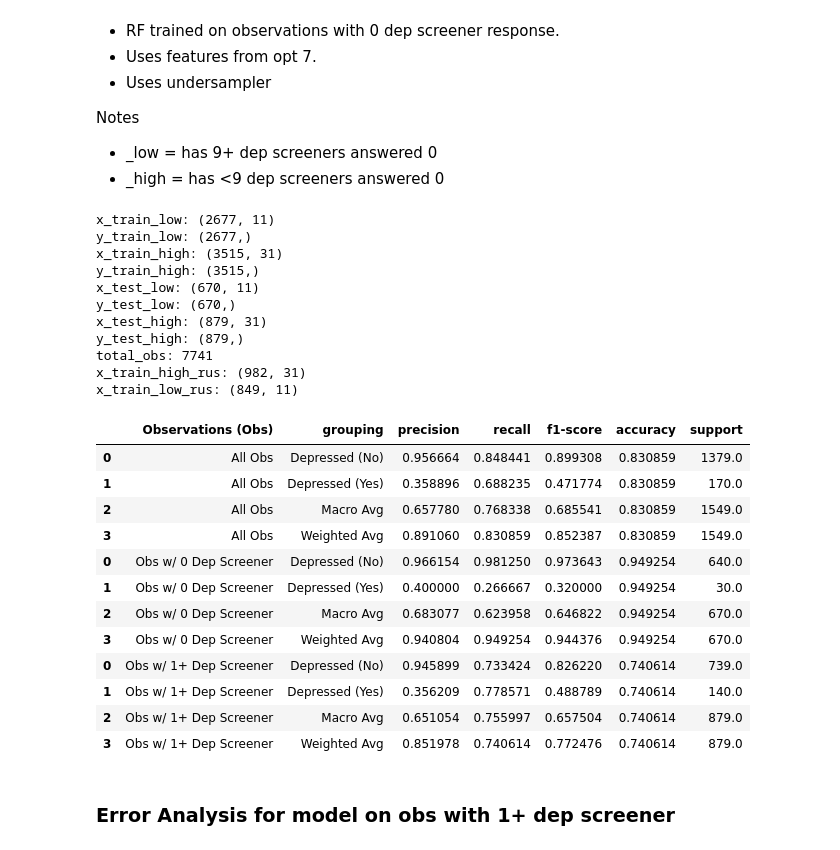
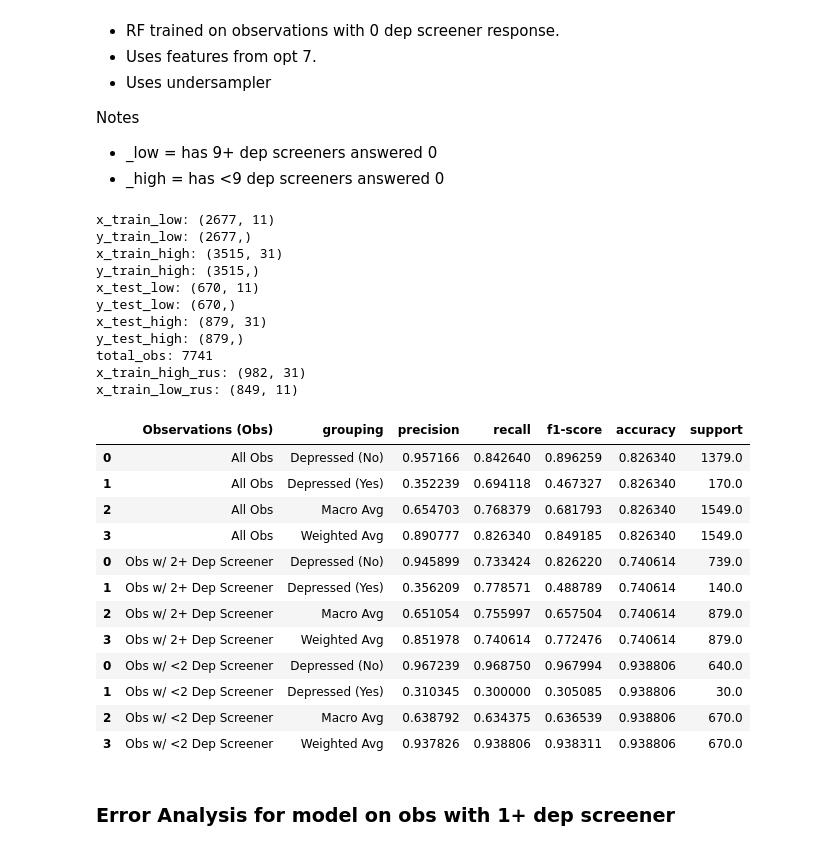
Before and after one commit to orenscarmeli/capstone210-ppd-carmeli_chari_hand_lee, a Jupyter notebook: modeling/survey_model_best.ipynb, the cells around one changed output. Cells and saved outputs as stored; diff of their text form; code cells hidden in the pictures.

```diff
--- a/modeling/survey_model_best.ipynb
+++ b/modeling/survey_model_best.ipynb
@@ -964,7 +962,6 @@ model_features_low_opt5 = [
     'is_usa_born',
     'times_with_8plus_alc',
     'time_since_last_healthcare',
-    'duration_last_healthcare_visit',
     'work_schedule',
     'age_in_years'
 ]
@@ -1024,14 +1021,14 @@ ensemble_performance_all = get_performance_df(
 ensemble_performance_high = get_performance_df(
     label_actual = y_test_high,
     label_pred = y_pred_high,
-    model_name = 'Obs w/ 1+ Dep Screener'
+    model_name = 'Obs w/ 2+ Dep Screener'
 )
 
 # Performance Model 2
 ensemble_performance_low = get_performance_df(
     label_actual = y_test_low,
     label_pred = y_pred_low,
-    model_name = 'Obs w/ 0 Dep Screener'
+    model_name = 'Obs w/ <2 Dep Screener'
 )
 
 ## #####################################################
@@ -1770,7 +1766,7 @@ Notes
 # %%
 x_train_low, x_test_low, y_train_low, y_test_low, x_train_high, x_test_high, y_train_high, y_test_high = get_model_data_ensemble_v2(
     original_df = cdc_survey_pmom,
-    columns_to_use_low = model_features_low_opt7,
+    columns_to_use_low = model_features_low_opt5,
     columns_to_use_high = model_features_opt2
 )
 
@@ -1812,9 +1808,9 @@ rus = RandomUnderSampler(
 x_train_low_rus, y_train_low_rus = rus.fit_resample(x_train_low,y_train_low)
 print(f"x_train_low_rus: {x_train_low_rus.shape}")
 
-rf = RandomForestClassifier(random_state=42)
-rf.fit(x_train_low_rus, y_train_low_rus)
-y_pred_low = rf.predict(x_test_low)
+gb = GradientBoostingClassifier(random_state=42)
+gb.fit(x_train_low_rus, y_train_low_rus)
+y_pred_low = gb.predict(x_test_low)
 
 ## #####################################################
 ## Predict:
@@ -1833,52 +1829,52 @@ ensemble_performance_all = get_performance_df(
 ensemble_performance_high = get_performance_df(
     label_actual = y_test_high,
     label_pred = y_pred_high,
-    model_name = 'Obs w/ 1+ Dep Screener'
+    model_name = 'Obs w/ 2+ Dep Screener'
 )
 
 # Performance Model 2
 ensemble_performance_low = get_performance_df(
     label_actual = y_test_low,
     label_pred = y_pred_low,
-    model_name = 'Obs w/ 0 Dep Screener'
+    model_name = 'Obs w/ <2 Dep Screener'
 )
 
 ## #####################################################
 ## Performance
 ensemble_performance_opt9 = pd.concat([
     ensemble_performance_all,
     ensemble_performance_high,
     ensemble_performance_low
 ])
 
 cols = ['model','grouping','precision','recall','f1-score','accuracy','support']
 ensemble_performance_opt9[cols].sort_values(by=['model','grouping']) \
     .rename(columns = {'model':'Observations (Obs)'})
 # %% [output]
 x_train_low: (2677, 11)
 y_train_low: (2677,)
 x_train_high: (3515, 31)
 y_train_high: (3515,)
 x_test_low: (670, 11)
 y_test_low: (670,)
 x_test_high: (879, 31)
 y_test_high: (879,)
 total_obs: 7741
 x_train_high_rus: (982, 31)
 x_train_low_rus: (849, 11)
 |  | Observations (Obs) | grouping | precision | recall | f1-score | accuracy | support |
-| 0 | All Obs | Depressed (No) | 0.956664 | 0.848441 | 0.899308 | 0.830859 | 1379.0 |
-| 1 | All Obs | Depressed (Yes) | 0.358896 | 0.688235 | 0.471774 | 0.830859 | 170.0 |
-| 2 | All Obs | Macro Avg | 0.657780 | 0.768338 | 0.685541 | 0.830859 | 1549.0 |
-| 3 | All Obs | Weighted Avg | 0.891060 | 0.830859 | 0.852387 | 0.830859 | 1549.0 |
-| 0 | Obs w/ 0 Dep Screener | Depressed (No) | 0.966154 | 0.981250 | 0.973643 | 0.949254 | 640.0 |
-| 1 | Obs w/ 0 Dep Screener | Depressed (Yes) | 0.400000 | 0.266667 | 0.320000 | 0.949254 | 30.0 |
-| 2 | Obs w/ 0 Dep Screener | Macro Avg | 0.683077 | 0.623958 | 0.646822 | 0.949254 | 670.0 |
-| 3 | Obs w/ 0 Dep Screener | Weighted Avg | 0.940804 | 0.949254 | 0.944376 | 0.949254 | 670.0 |
-| 0 | Obs w/ 1+ Dep Screener | Depressed (No) | 0.945899 | 0.733424 | 0.826220 | 0.740614 | 739.0 |
-| 1 | Obs w/ 1+ Dep Screener | Depressed (Yes) | 0.356209 | 0.778571 | 0.488789 | 0.740614 | 140.0 |
-| 2 | Obs w/ 1+ Dep Screener | Macro Avg | 0.651054 | 0.755997 | 0.657504 | 0.740614 | 879.0 |
-| 3 | Obs w/ 1+ Dep Screener | Weighted Avg | 0.851978 | 0.740614 | 0.772476 | 0.740614 | 879.0 |
+| 0 | All Obs | Depressed (No) | 0.957166 | 0.842640 | 0.896259 | 0.826340 | 1379.0 |
+| 1 | All Obs | Depressed (Yes) | 0.352239 | 0.694118 | 0.467327 | 0.826340 | 170.0 |
+| 2 | All Obs | Macro Avg | 0.654703 | 0.768379 | 0.681793 | 0.826340 | 1549.0 |
+| 3 | All Obs | Weighted Avg | 0.890777 | 0.826340 | 0.849185 | 0.826340 | 1549.0 |
+| 0 | Obs w/ 2+ Dep Screener | Depressed (No) | 0.945899 | 0.733424 | 0.826220 | 0.740614 | 739.0 |
+| 1 | Obs w/ 2+ Dep Screener | Depressed (Yes) | 0.356209 | 0.778571 | 0.488789 | 0.740614 | 140.0 |
+| 2 | Obs w/ 2+ Dep Screener | Macro Avg | 0.651054 | 0.755997 | 0.657504 | 0.740614 | 879.0 |
+| 3 | Obs w/ 2+ Dep Screener | Weighted Avg | 0.851978 | 0.740614 | 0.772476 | 0.740614 | 879.0 |
+| 0 | Obs w/ <2 Dep Screener | Depressed (No) | 0.967239 | 0.968750 | 0.967994 | 0.938806 | 640.0 |
+| 1 | Obs w/ <2 Dep Screener | Depressed (Yes) | 0.310345 | 0.300000 | 0.305085 | 0.938806 | 30.0 |
+| 2 | Obs w/ <2 Dep Screener | Macro Avg | 0.638792 | 0.634375 | 0.636539 | 0.938806 | 670.0 |
+| 3 | Obs w/ <2 Dep Screener | Weighted Avg | 0.937826 | 0.938806 | 0.938311 | 0.938806 | 670.0 |
 # %% [markdown]
 ### Error Analysis for model on obs with 1+ dep screener
 # %%
```
Also changed, not shown: parts of 8 cells of this notebook, 3 other files.
